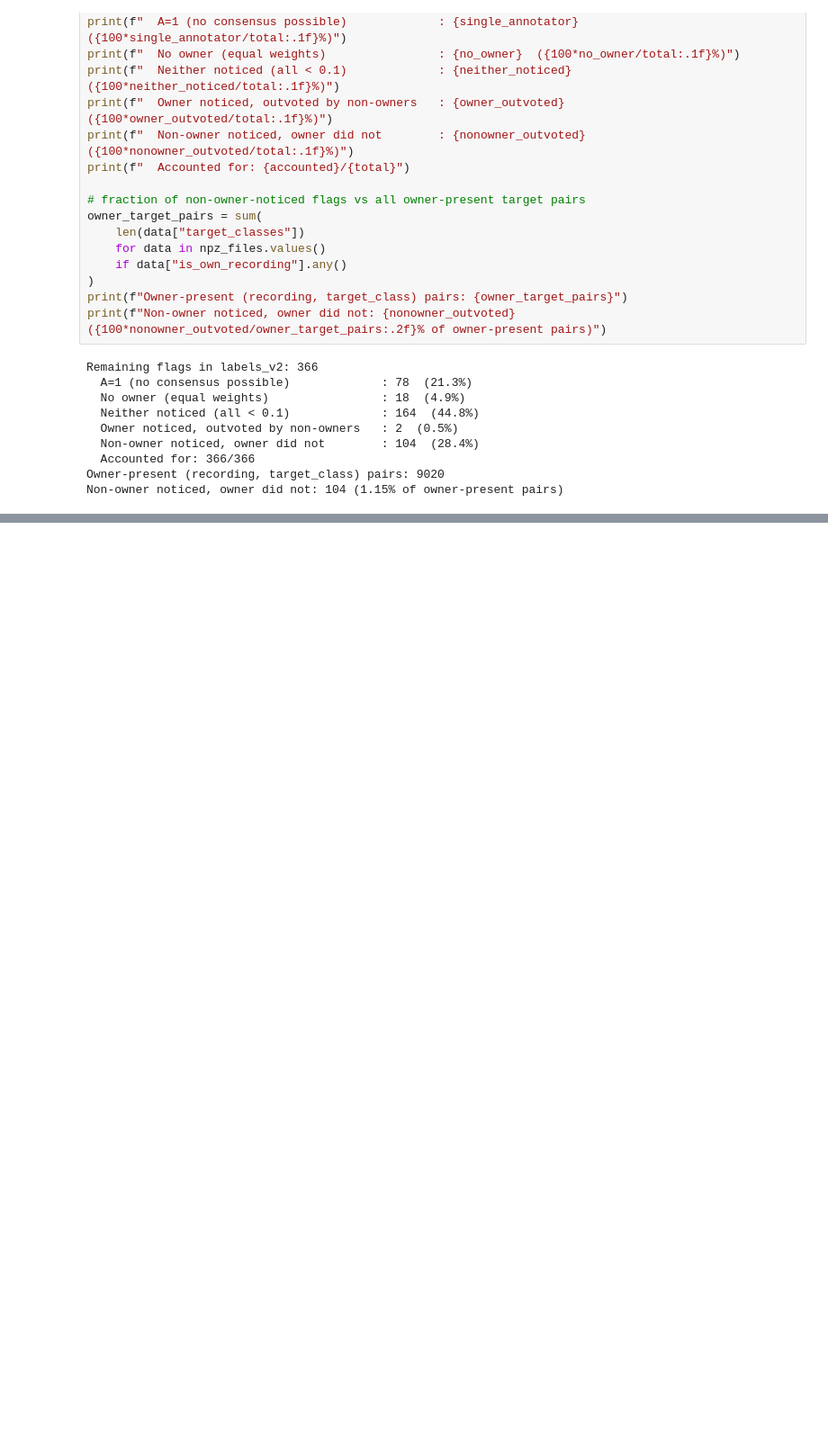
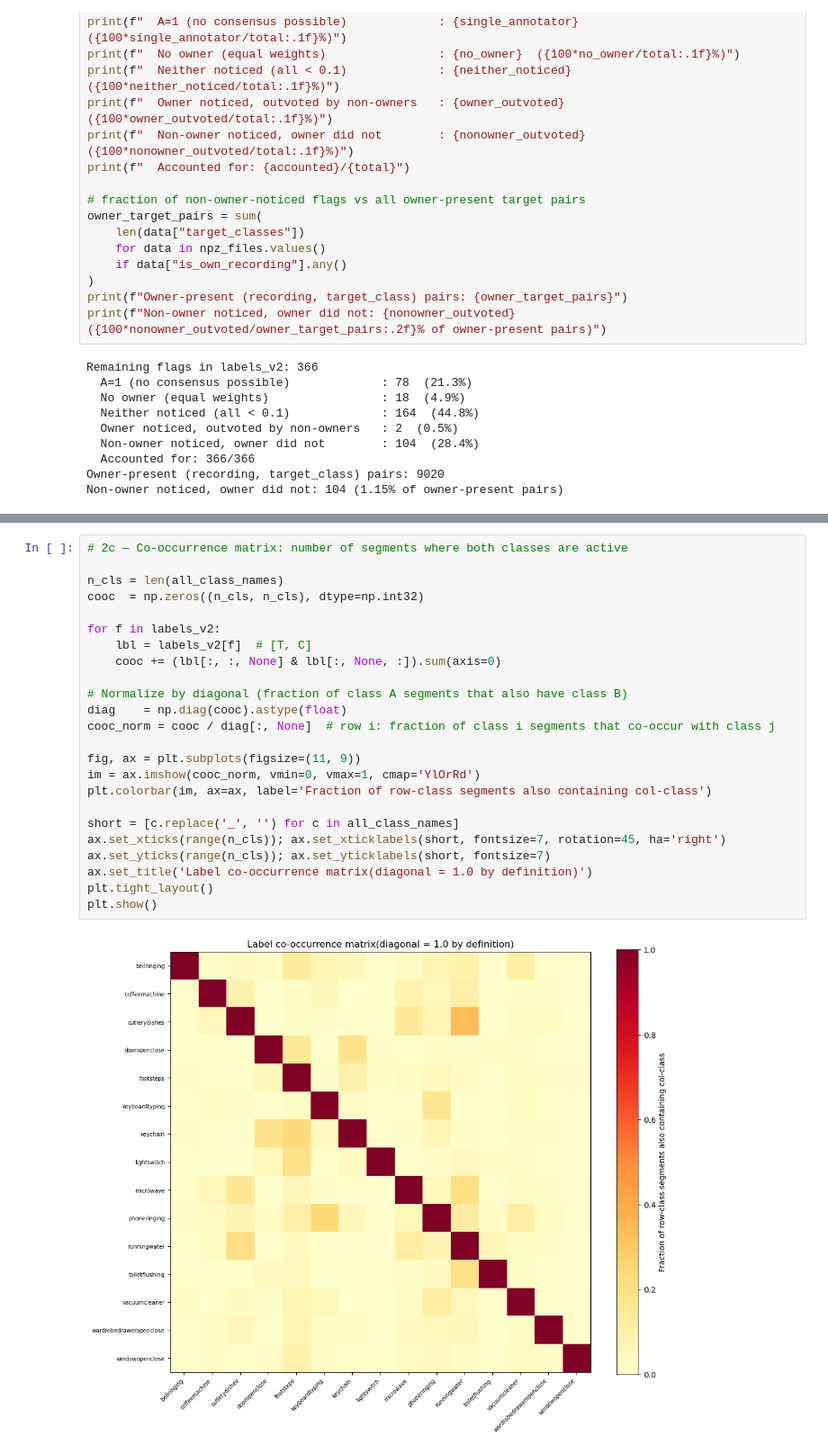
Before and after one commit to Carapet07/MLPC2026, a Jupyter notebook: notebooks/timur_notebook.ipynb, the cells around one changed output, grey strips where cells are left out. Shown at 90% size. Drawn from its saved outputs; the diff is of its cells as text; blank space fills up the shorter version.

```diff
--- a/notebooks/timur_notebook.ipynb
+++ b/notebooks/timur_notebook.ipynb
@@ -990,0 +1038,26 @@ Non-owner noticed, owner did not: 104 (1.15% of owner-present pairs)
+# %%
+# 2c — Co-occurrence matrix: number of segments where both classes are active
+
+n_cls = len(all_class_names)
+cooc  = np.zeros((n_cls, n_cls), dtype=np.int32)
+
+for f in labels_v2:
+    lbl = labels_v2[f]  # [T, C]
+    cooc += (lbl[:, :, None] & lbl[:, None, :]).sum(axis=0)
+
+# Normalize by diagonal (fraction of class A segments that also have class B)
+diag    = np.diag(cooc).astype(float)
+cooc_norm = cooc / diag[:, None]  # row i: fraction of class i segments that co-occur with class j
+
+fig, ax = plt.subplots(figsize=(11, 9))
+im = ax.imshow(cooc_norm, vmin=0, vmax=1, cmap='YlOrRd')
+plt.colorbar(im, ax=ax, label='Fraction of row-class segments also containing col-class')
+
+short = [c.replace('_', '') for c in all_class_names]
+ax.set_xticks(range(n_cls)); ax.set_xticklabels(short, fontsize=7, rotation=45, ha='right')
+ax.set_yticks(range(n_cls)); ax.set_yticklabels(short, fontsize=7)
+ax.set_title('Label co-occurrence matrix(diagonal = 1.0 by definition)')
+plt.tight_layout()
+plt.show()
+# %% [output]
+[figure, added]
```
Also changed, not shown: parts of 3 cells of this notebook, 1 other file.
